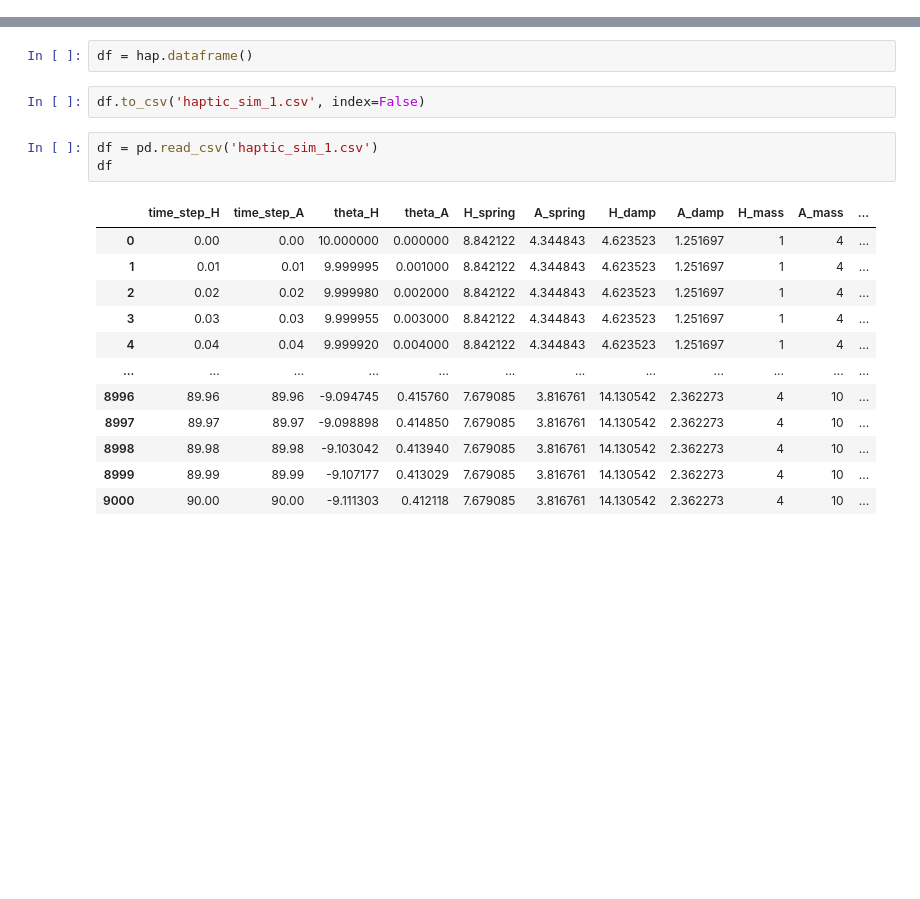
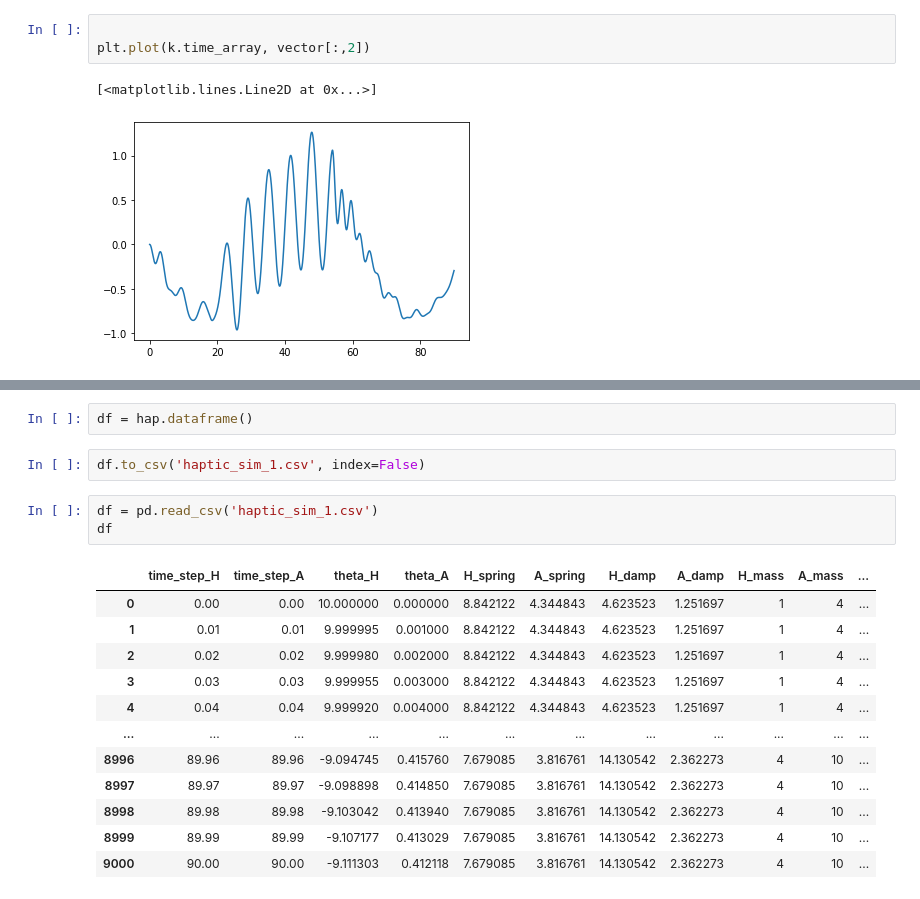
Before and after one commit to bharadwaj1098/Auto, a Jupyter notebook: haptic_graph.ipynb, the cells around one changed output, grey strips where cells are left out. Drawn from its saved outputs; the diff is of its cells as text; blank space fills up the shorter version.

```diff
--- a/haptic_graph.ipynb
+++ b/haptic_graph.ipynb
@@ -0,0 +102,6 @@
+# %%
+
+plt.plot(k.time_array, vector[:,2])
+# %% [output]
+[<matplotlib.lines.Line2D at 0x...>]
+[figure, added]
```
Also changed, not shown: parts of 12 cells of this notebook, 7 other files.
